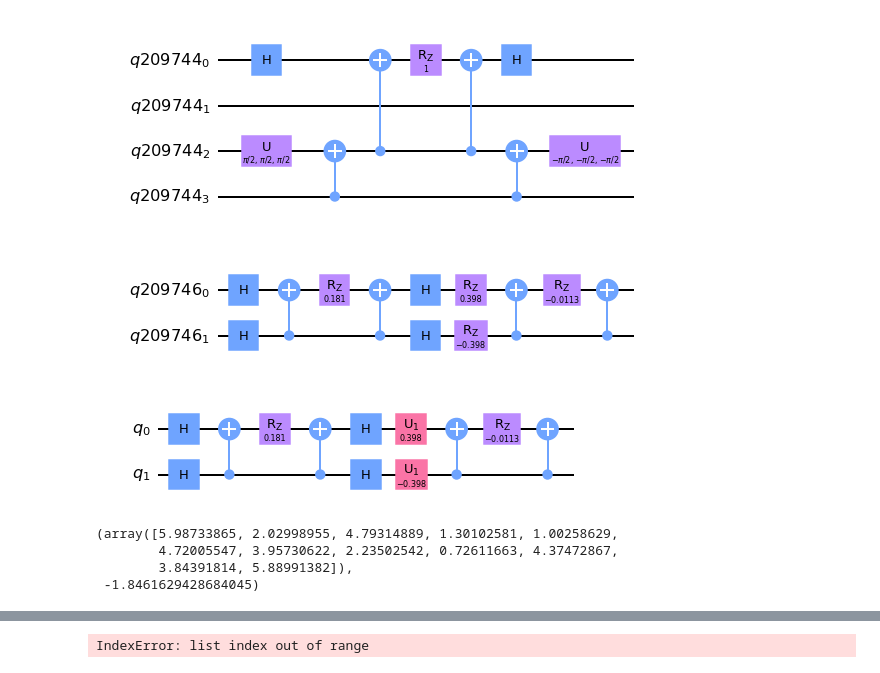
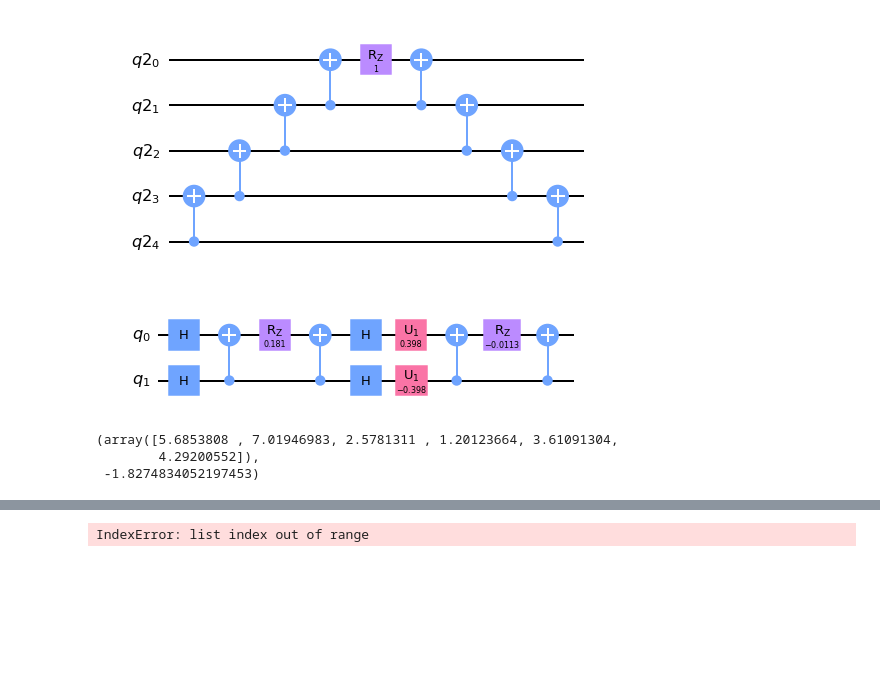
Before and after one commit to LeanderReascos/QAOA_QuantumMechanics, a Jupyter notebook: molecules/libs/test.ipynb, the cells around one changed output, grey strips where cells are left out. Saved outputs shown, nothing was run; the diff lists cells and outputs as text; code cells hidden in the pictures; blank space fills up the shorter version.

```diff
--- a/molecules/libs/test.ipynb
+++ b/molecules/libs/test.ipynb
@@ -135,9 +135,9 @@ def compute_eh(n_qubits,c,h,alpha):
     qc = qc.compose(rGate.inverse(),range(n_qubits))
     return qc
 # %%
-compute_eh(4,1,'ZYIX',1).draw(output='mpl')
+compute_eh(5,1,'ZZZZZ',1).draw(output='mpl')
 # %% [output]
-[figure, old version]
+[figure, new version]
 # %%
 def get_EvolutionOperator(H):
     Hamiltonian = get_H(H)
@@ -155,9 +155,7 @@ H = '''0.18093119978423114 * XX
         - 0.39793742484317884 * ZI
         + 0.39793742484317884 * IZ
         - 0.011280104256235171 * ZZ'''
-get_EvolutionOperator(H)(2,1).draw(output='mpl')
+fig = get_EvolutionOperator(H)(2,1).draw(output='mpl')
-# %% [output]
-[figure, removed]
 # %%
 eH_H2(2,1).decompose().draw(output='mpl')
 # %% [output]
@@ -188,17 +186,23 @@ def H_H2_new(state_preparation, shots=2048):
 # %%
 from qiskit.algorithms.optimizers import COBYLA
 
-N=6
+N=3
 params = np.random.random(2*N)*2*np.pi
 optimizer = COBYLA()
 
-objective_function = lambda pp: H_H2_new(params=pp,N=N)
+H = '''0.18093119978423114 * XX
+        - 1.0523732457728605 * II
+        - 0.39793742484317884 * ZI
+        + 0.39793742484317884 * IZ
+        - 0.011280104256235171 * ZZ'''
+
+e_H = get_EvolutionOperator(H)
+objective_function = lambda pp: H_H2_new(QAOA(2,initial_sate,eH_mixer,e_H,pp,N))
 
 opt_var, opt_value, _ = optimizer.optimize(2*N, objective_function, initial_point=params)
 
 opt_var,opt_value
 # %% [output]
-(array([5.98733865, 2.02998955, 4.79314889, 1.30102581, 1.00258629,
-        4.72005547, 3.95730622, 2.23502542, 0.72611663, 4.37472867,
-        3.84391814, 5.88991382]),
- -1.8461629428684045)
+(array([5.6853808 , 7.01946983, 2.5781311 , 1.20123664, 3.61091304,
+        4.29200552]),
+ -1.8274834052197453)
```
Also changed, not shown: parts of 2 cells of this notebook, 5 other files.
